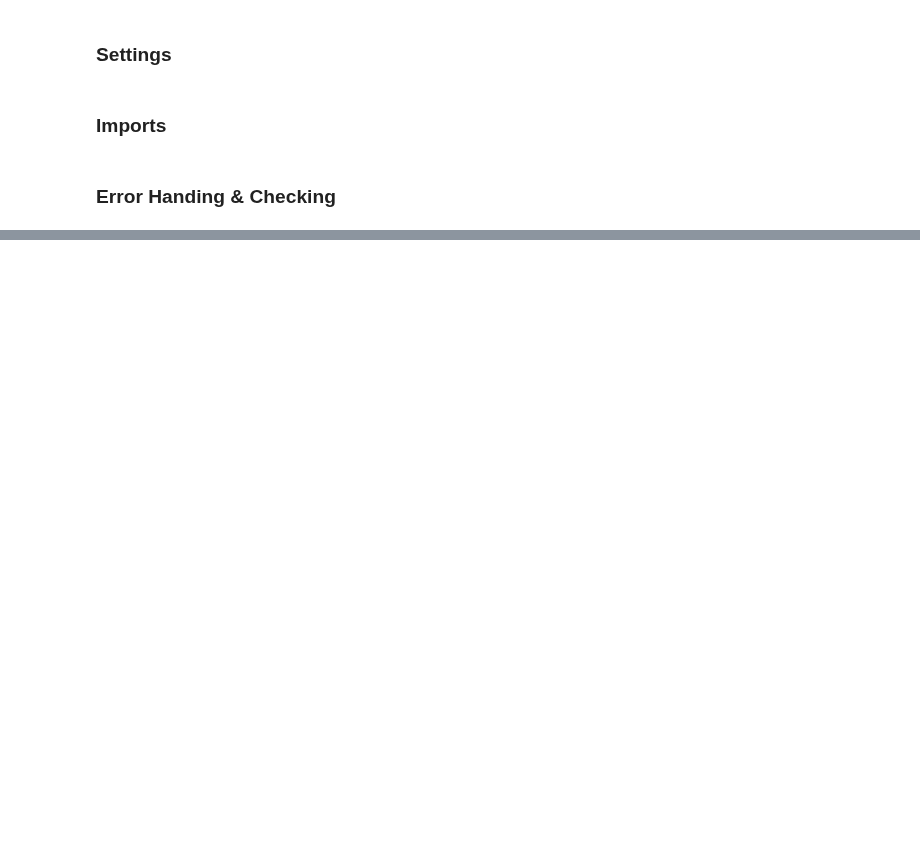
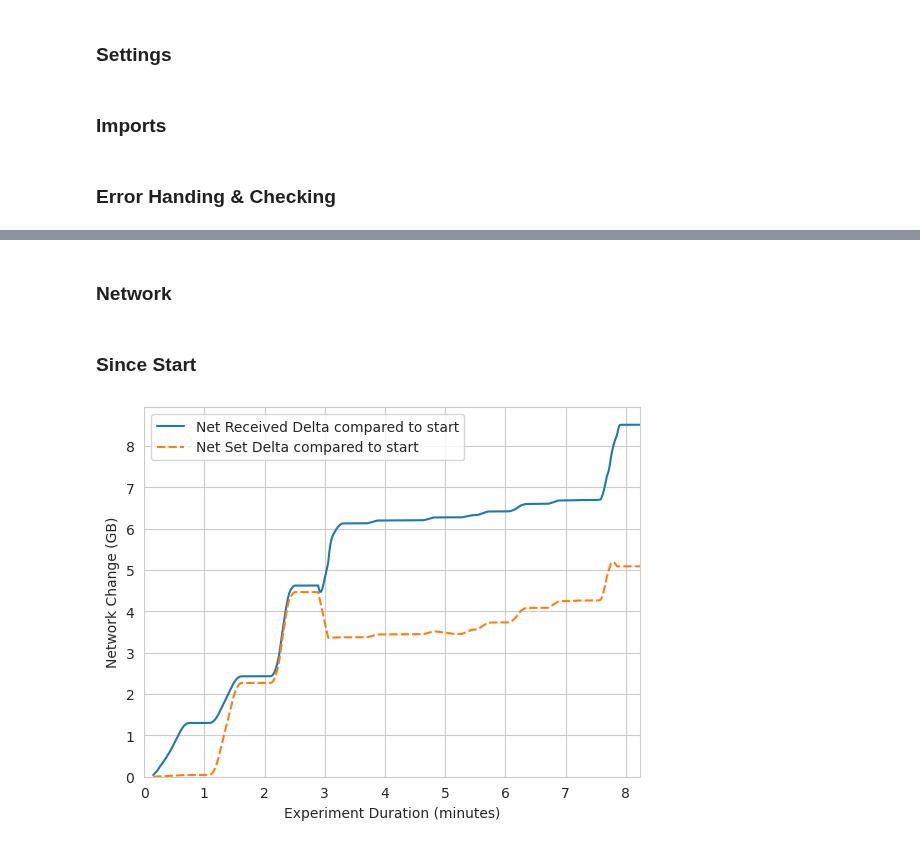
Before and after one commit to oakestra/oakestra-cli, a Jupyter notebook: oak_cli/evaluation/machine/graph.ipynb, the cells around one changed output, grey strips where cells are left out. Saved outputs shown, nothing was run; the diff lists cells and outputs as text; code cells hidden in the pictures; blank space fills up the shorter version.

```diff
--- a/oak_cli/evaluation/machine/graph.ipynb
+++ b/oak_cli/evaluation/machine/graph.ipynb
@@ -57,0 +102,20 @@ plt.show()
+# %% [markdown]
+### Network
+# %% [markdown]
+### Since Start
+# %%
+if USE_ROLLING_WINDOW:
+    tmp = df[["Net Received Delta compared to start", "Net Set Delta compared to start"]].rolling(window=ROLLING_WINDOW_SIZE)
+    df[["Net Received Delta compared to start", "Net Set Delta compared to start"]] = tmp.mean() if USE_MEAN else tmp.median()
+
+sns.lineplot(data=df[["Net Received Delta compared to start", "Net Set Delta compared to start"]] / 1024)
+plt.xlabel("Experiment Duration " + "(minutes)" if USE_MINUTES else "(seconds)")
+plt.ylabel("Network Change (GB)")
+
+# Constrain axes e.g. start at 0
+plt.xlim([0, max(df.index)])
+plt.ylim(0)
+
+plt.show()
+# %% [output]
+[figure, added]
```
Also changed, not shown: parts of 13 cells of this notebook, 3 other files.
